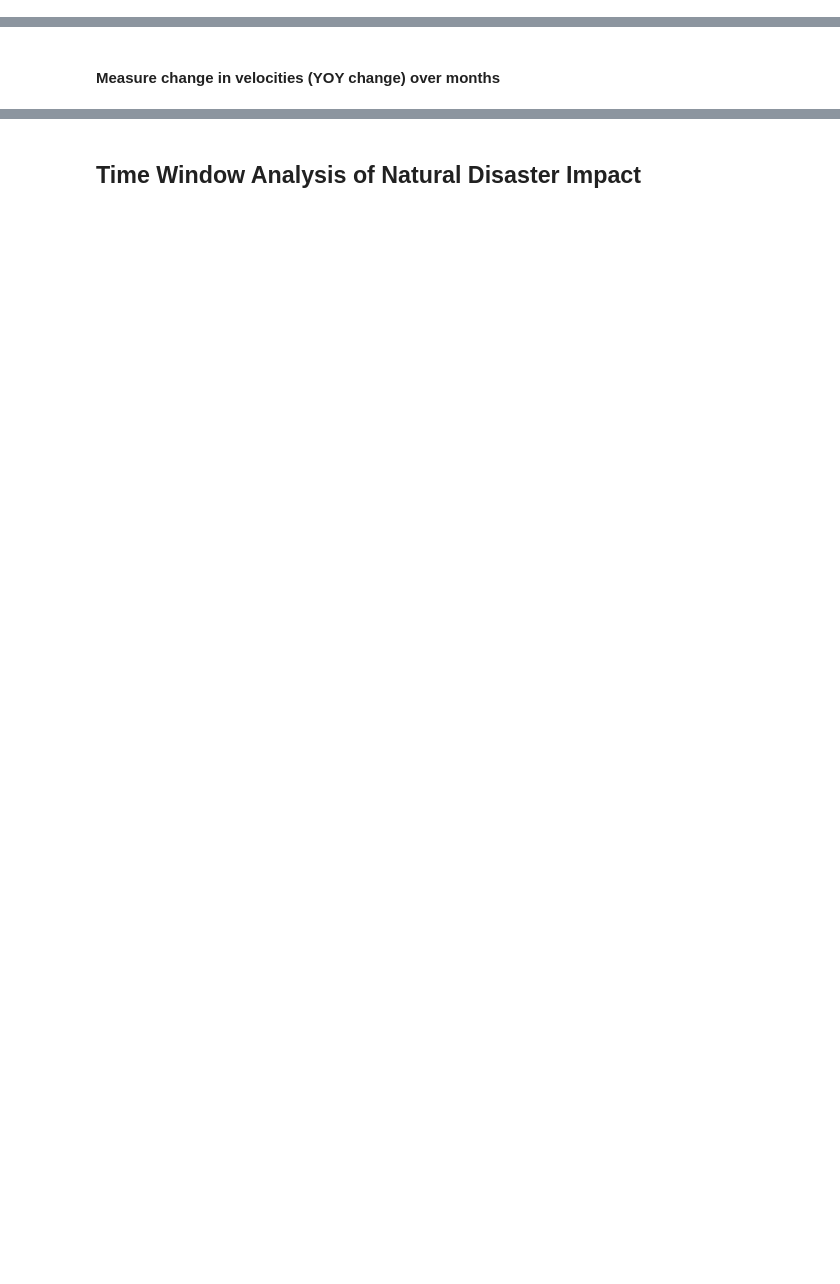
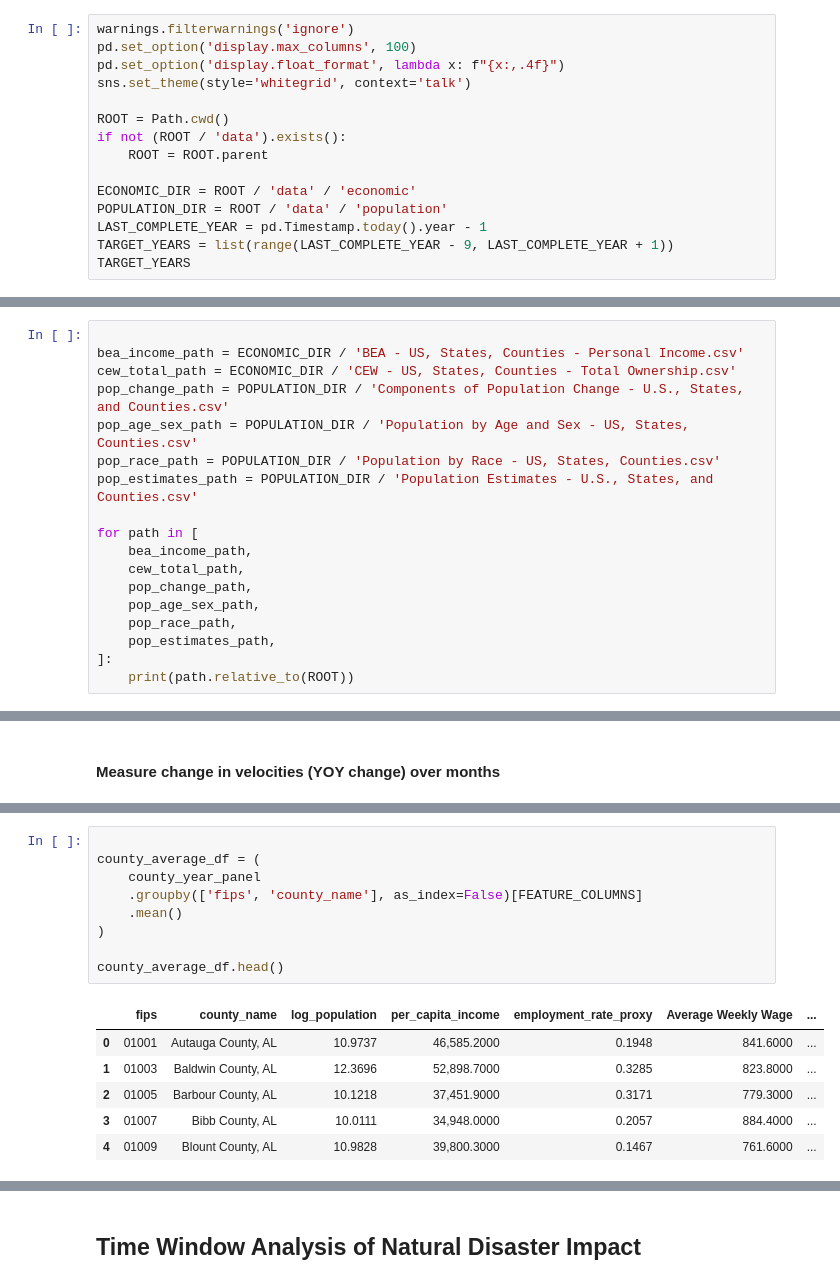
Before and after one commit to Kaxlow/climate-on-housing, a Jupyter notebook: src/climate-housing-analysis.ipynb, the cells around one changed output, grey strips where cells are left out. Drawn from its saved outputs; the diff is of its cells as text; blank space fills up the shorter version.

```diff
--- a/src/climate-housing-analysis.ipynb
+++ b/src/climate-housing-analysis.ipynb
@@ -14,0 +21,15 @@ import matplotlib.patches as mpatches
+# %%
+warnings.filterwarnings('ignore')
+pd.set_option('display.max_columns', 100)
+pd.set_option('display.float_format', lambda x: f"{x:,.4f}")
+sns.set_theme(style='whitegrid', context='talk')
+
+ROOT = Path.cwd()
+if not (ROOT / 'data').exists():
+    ROOT = ROOT.parent
+
+ECONOMIC_DIR = ROOT / 'data' / 'economic'
+POPULATION_DIR = ROOT / 'data' / 'population'
+LAST_COMPLETE_YEAR = pd.Timestamp.today().year - 1
+TARGET_YEARS = list(range(LAST_COMPLETE_YEAR - 9, LAST_COMPLETE_YEAR + 1))
+TARGET_YEARS
@@ -38,0 +68,18 @@ nri_county_df = (
+# %%
+
+bea_income_path = ECONOMIC_DIR / 'BEA - US, States, Counties - Personal Income.csv'
+cew_total_path = ECONOMIC_DIR / 'CEW - US, States, Counties - Total Ownership.csv'
+pop_change_path = POPULATION_DIR / 'Components of Population Change - U.S., States, and Counties.csv'
+pop_age_sex_path = POPULATION_DIR / 'Population by Age and Sex - US, States, Counties.csv'
+pop_race_path = POPULATION_DIR / 'Population by Race - US, States, Counties.csv'
+pop_estimates_path = POPULATION_DIR / 'Population Estimates - U.S., States, and Counties.csv'
+
+for path in [
+    bea_income_path,
+    cew_total_path,
+    pop_change_path,
+    pop_age_sex_path,
+    pop_race_path,
+    pop_estimates_path,
+]:
+    print(path.relative_to(ROOT))
@@ -459,0 +748,16 @@ housing_df["AVG_SALE_TO_LIST_YOY_MOM"] = housing_df.groupby("fips")["AVG_SALE_TO
+# %%
+
+county_average_df = (
+    county_year_panel
+    .groupby(['fips', 'county_name'], as_index=False)[FEATURE_COLUMNS]
+    .mean()
+)
+
+county_average_df.head()
+# %% [output]
+|  | fips | county_name | log_population | per_capita_income | employment_rate_proxy | Average Weekly Wage | ... |
+| 0 | 01001 | Autauga County, AL | 10.9737 | 46,585.2000 | 0.1948 | 841.6000 | ... |
+| 1 | 01003 | Baldwin County, AL | 12.3696 | 52,898.7000 | 0.3285 | 823.8000 | ... |
+| 2 | 01005 | Barbour County, AL | 10.1218 | 37,451.9000 | 0.3171 | 779.3000 | ... |
+| 3 | 01007 | Bibb County, AL | 10.0111 | 34,948.0000 | 0.2057 | 884.4000 | ... |
+| 4 | 01009 | Blount County, AL | 10.9828 | 39,800.3000 | 0.1467 | 761.6000 | ... |
```
Also changed, not shown: parts of 46 cells of this notebook.
